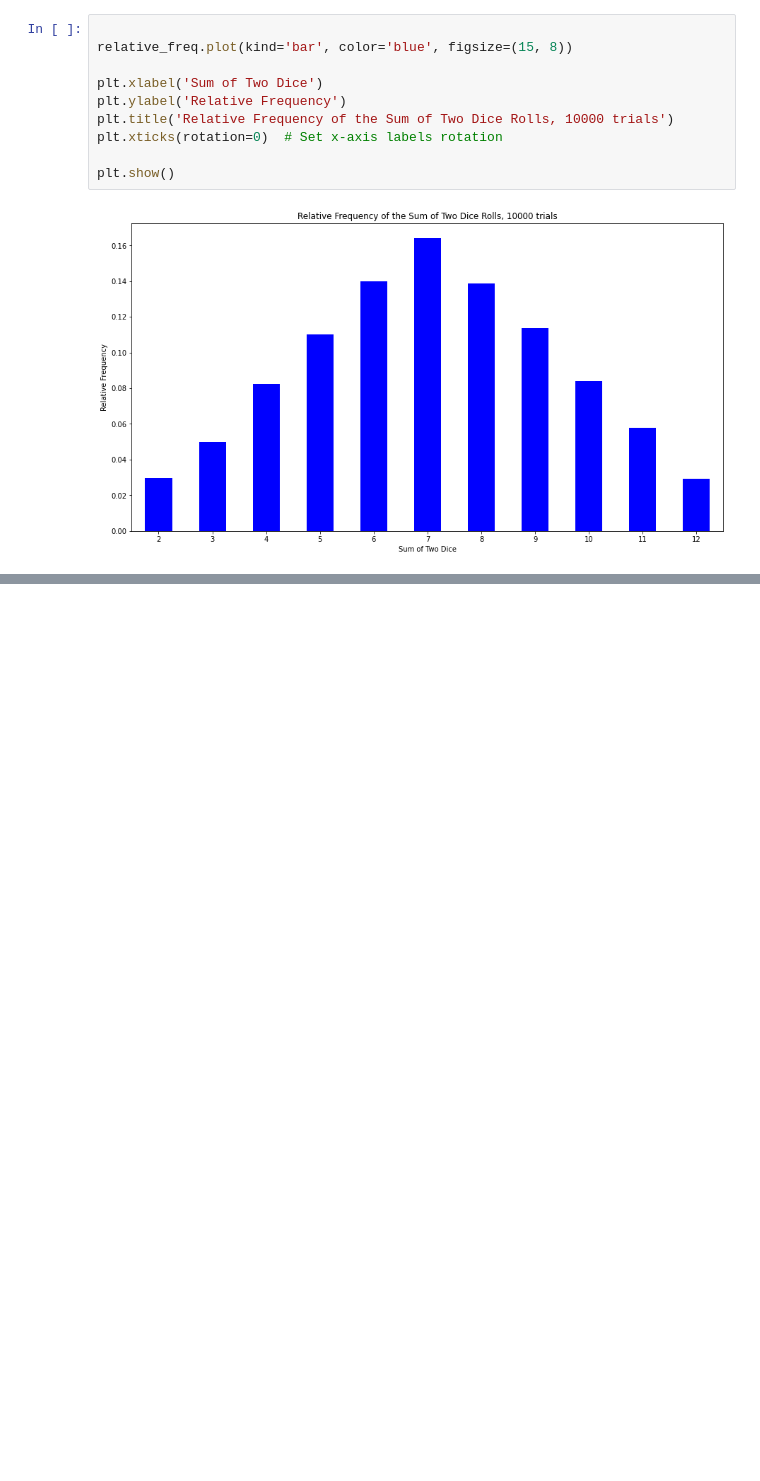
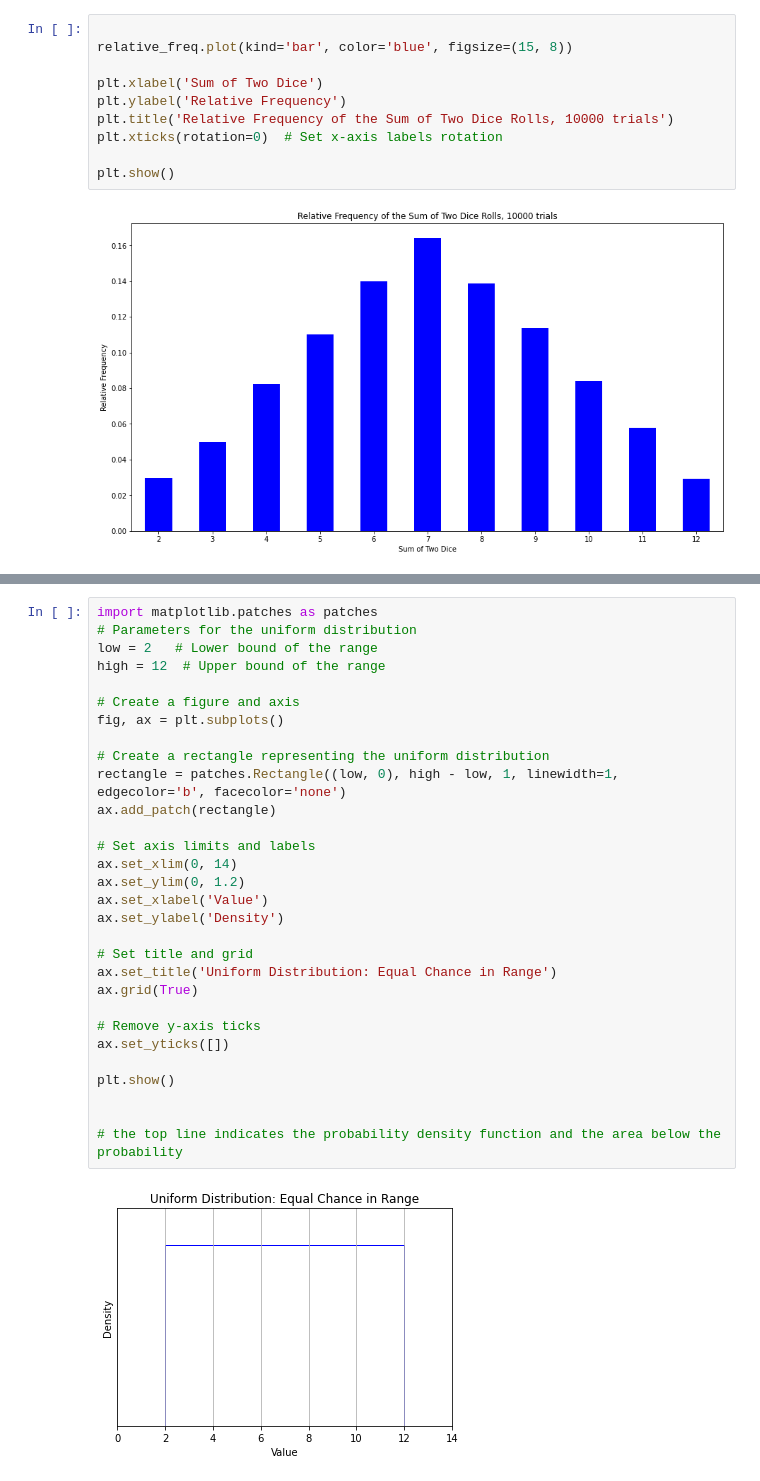
Before and after one commit to asavoullis/Python_Projects_2023, a Jupyter notebook: Python_and_Statistics_for_Financial_Analysis/Dice_Analysis.ipynb, the cells around one changed output, grey strips where cells are left out. Saved outputs shown, nothing was run; the diff lists cells and outputs as text; blank space fills up the shorter version.

Commit message:
df sample dice - plots - frequency relative frequency - mean variance - normal distributions

```diff
--- a/Python_and_Statistics_for_Financial_Analysis/Dice_Analysis.ipynb
+++ b/Python_and_Statistics_for_Financial_Analysis/Dice_Analysis.ipynb
@@ -226,0 +341,32 @@ plt.show()
+# %%
+import matplotlib.patches as patches
+# Parameters for the uniform distribution
+low = 2   # Lower bound of the range
+high = 12  # Upper bound of the range
+
+# Create a figure and axis
+fig, ax = plt.subplots()
+
+# Create a rectangle representing the uniform distribution
+rectangle = patches.Rectangle((low, 0), high - low, 1, linewidth=1, edgecolor='b', facecolor='none')
+ax.add_patch(rectangle)
+
+# Set axis limits and labels
+ax.set_xlim(0, 14)
+ax.set_ylim(0, 1.2)
+ax.set_xlabel('Value')
+ax.set_ylabel('Density')
+
+# Set title and grid
+ax.set_title('Uniform Distribution: Equal Chance in Range')
+ax.grid(True)
+
+# Remove y-axis ticks
+ax.set_yticks([])
+
+plt.show()
+
+
+# the top line indicates the probability density function and the area below the probability
+# %% [output]
+[figure, added]
```
Also changed, not shown: parts of 15 cells of this notebook.
